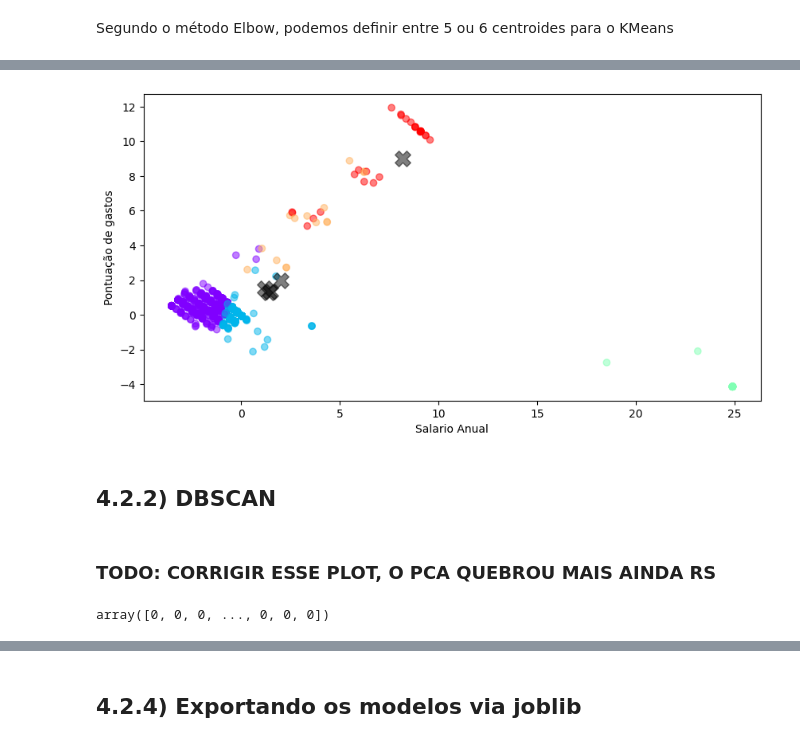
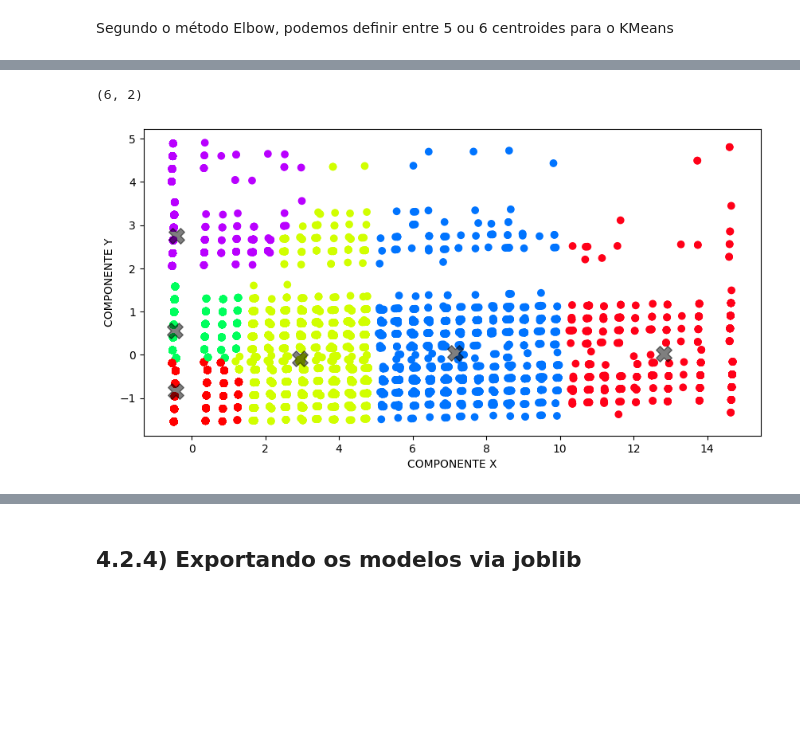
Before and after one commit to dhachcar/postech-tech-challenge-3, a Jupyter notebook: Tech_Challenge_3_Análises_para_o_Streamlit.ipynb, the cells around one changed output, grey strips where cells are left out. Cells and saved outputs as stored; diff of their text form; code cells hidden in the pictures; blank space fills up the shorter version.

Commit message:
feat: atualizado seção de kmeans

```diff
--- a/Tech_Challenge_3_Análises_para_o_Streamlit.ipynb
+++ b/Tech_Challenge_3_Análises_para_o_Streamlit.ipynb
@@ -1245,15 +1311,28 @@ from sklearn.metrics import adjusted_rand_score, silhouette_score
+# %%
+# https://medium.com/analytics-vidhya/practical-approach-to-kmeans-clustering-python-and-why-scaling-is-important-44ac0b0fea47
+scaler = StandardScaler(with_mean=False)
+pca = PCA(n_components=2)
+
+X_escalonado = scaler.fit_transform(X)
+X_pca = pca.fit_transform(X_escalonado)
 # %%
-k_elbows = list(range(1, 10))
+k_elbows = range(2, 10)
 sse = []
 
 # Roda o K-means para cada k fornecido
-for i in k_elbows:
-    kmeans = KMeans(n_clusters=i, random_state=777)
-    kmeans.fit(x)
-    sse.append(kmeans.inertia_) #calculo do erro do k-mens (mudar o centroide dos dados)
+for total_clusters in k_elbows:
+    kmeans = KMeans(n_clusters=total_clusters, random_state=777)
+    kmeans.fit(X_pca)
+
+    score_s = silhouette_score(X_pca, kmeans.labels_) # valor mais alto = melhor
+    score_db = davies_bouldin_score(X_pca, kmeans.labels_) # valor mais baixo = melhor
+    score_ch = calinski_harabasz_score(X_pca, kmeans.labels_) # valor mais alto = melhor
+
+    sse.append(kmeans.inertia_)
+
+    print(f'clusters={total_clusters} - labels={kmeans.labels_} - silhouete score={score_s:.5f} - davies bouldin score={score_db} - calinski={score_ch}')
 
 plt.rcParams['figure.figsize'] = (10, 5)
-# Plota o gráfico com a soma dos erros quadraticos
 plt.plot(k_elbows, sse, '-o')
 plt.xlabel(r'Número de clusters')
 plt.ylabel('Inércia')
@@ -1296,4 +1341,0 @@ The default value of `n_init` will change from 10 to 'auto' in 1.4. Set the valu
-# %%
-# utilizando PCA para tentar reduzir a dimensionalidade dos dados
-pca = PCA(n_components=2)
-X_pca = pca.fit_transform(x)
@@ -1301,0 +1342,4 @@ X_pca = pca.fit_transform(x)
+# %%
+kmeans = KMeans(n_clusters=6, random_state=777)
+y_kmeans = kmeans.fit_predict(X_pca)
+centroides = kmeans.cluster_centers_
@@ -1302,10 +1360,17 @@ X_pca = pca.fit_transform(x)
+# %%
+centroides.shape
+# %% [output]
+(6, 2)
 # %%
-plt.scatter(X_pca[:, 0], X_pca[:, 1], c=kmeans_labels, alpha=0.5, cmap='rainbow')
-plt.xlabel('Salario Anual')
-plt.ylabel('Pontuação de gastos')
+# plotando os dados e identificando com os seus clusters
+plt.scatter(x=X_pca[:, 0], y=X_pca[:, 1], c=y_kmeans, cmap='hsv')
+plt.xlabel('COMPONENTE X')
+plt.ylabel('COMPONENTE Y')
+
 # plotando os centroides
 plt.scatter(centroides[:, 0], centroides[:, 1], c='black', marker='X', s=200, alpha=0.5)
 plt.rcParams['figure.figsize'] = (10, 5)
+
 plt.show()
 # %% [output]
-[figure, old version]
+[figure, new version]
@@ -1315,14 +1376,0 @@ plt.show()
-# %% [markdown]
-## 4.2.2) DBSCAN
-# %% [markdown]
-### TODO: CORRIGIR ESSE PLOT, O PCA QUEBROU MAIS AINDA RS
-# %%
-#Criando o modelo:
-dbscan = DBSCAN(eps=10, min_samples=8)
-#Ajustando aos dados
-dbscan.fit(x)
-
-dbscan_labels = dbscan.labels_
-dbscan_labels
-# %% [output]
-array([0, 0, 0, ..., 0, 0, 0])
```
Also changed, not shown: parts of 46 cells of this notebook.
